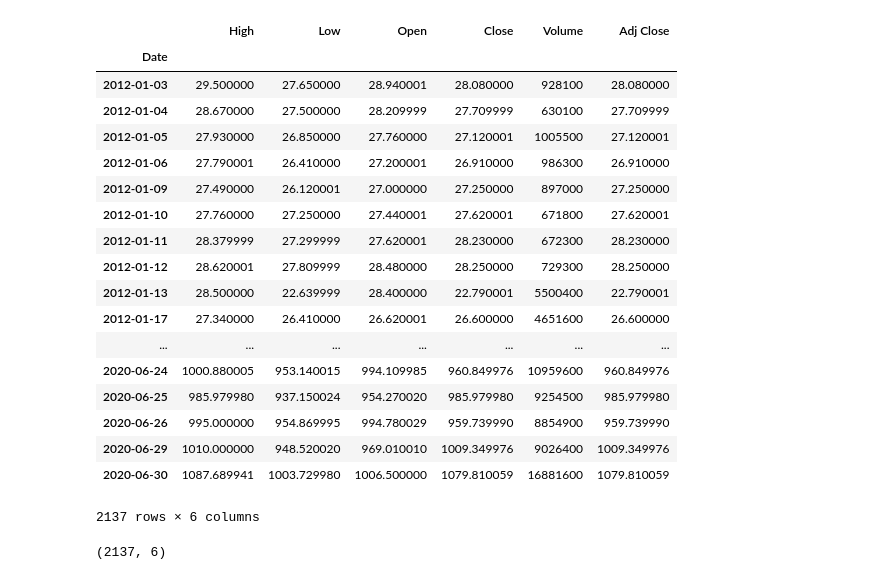
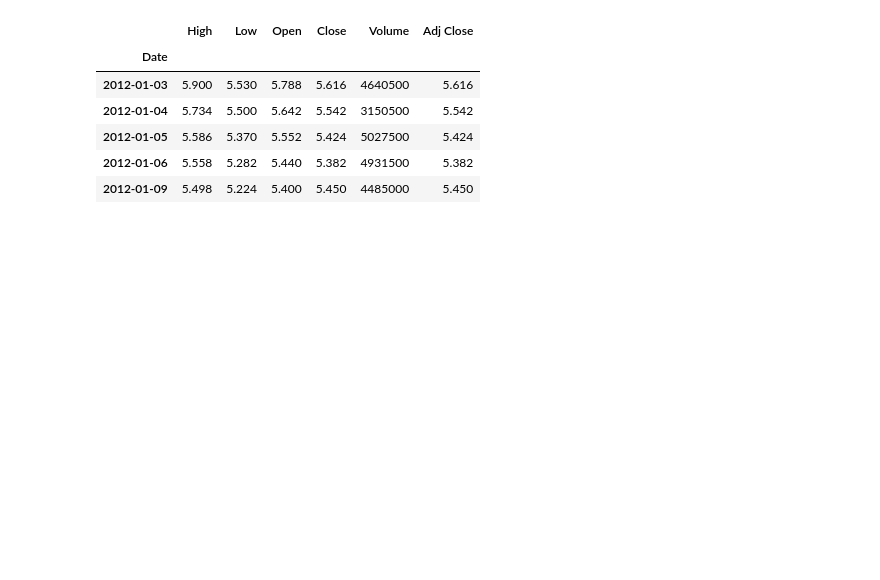
Before and after one commit to ishanvohra2/stock-price-prediction, a Jupyter notebook: LSTM.ipynb, the cells around one changed output. Saved outputs shown, nothing was run; the diff lists cells and outputs as text; code cells hidden in the pictures; blank space fills up the shorter version.

```diff
--- a/LSTM.ipynb
+++ b/LSTM.ipynb
@@ -31,28 +27,12 @@ import matplotlib.pyplot as plt
 plt.style.use('fivethirtyeight')
 # %%
 df = web.DataReader('TSLA', data_source='yahoo', start='2012-01-01', end='2020-06-30')
-df
+df.head()
 # %% [output]
 |  | High | Low | Open | Close | Volume | Adj Close |
 | Date |  |  |  |  |  |  |
-| 2012-01-03 | 29.500000 | 27.650000 | 28.940001 | 28.080000 | 928100 | 28.080000 |
-| 2012-01-04 | 28.670000 | 27.500000 | 28.209999 | 27.709999 | 630100 | 27.709999 |
-| 2012-01-05 | 27.930000 | 26.850000 | 27.760000 | 27.120001 | 1005500 | 27.120001 |
-| 2012-01-06 | 27.790001 | 26.410000 | 27.200001 | 26.910000 | 986300 | 26.910000 |
-| 2012-01-09 | 27.490000 | 26.120001 | 27.000000 | 27.250000 | 897000 | 27.250000 |
-| 2012-01-10 | 27.760000 | 27.250000 | 27.440001 | 27.620001 | 671800 | 27.620001 |
-| 2012-01-11 | 28.379999 | 27.299999 | 27.620001 | 28.230000 | 672300 | 28.230000 |
-| 2012-01-12 | 28.620001 | 27.809999 | 28.480000 | 28.250000 | 729300 | 28.250000 |
-| 2012-01-13 | 28.500000 | 22.639999 | 28.400000 | 22.790001 | 5500400 | 22.790001 |
-| 2012-01-17 | 27.340000 | 26.410000 | 26.620001 | 26.600000 | 4651600 | 26.600000 |
-| ... | ... | ... | ... | ... | ... | ... |
-| 2020-06-24 | 1000.880005 | 953.140015 | 994.109985 | 960.849976 | 10959600 | 960.849976 |
-| 2020-06-25 | 985.979980 | 937.150024 | 954.270020 | 985.979980 | 9254500 | 985.979980 |
-| 2020-06-26 | 995.000000 | 954.869995 | 994.780029 | 959.739990 | 8854900 | 959.739990 |
-| 2020-06-29 | 1010.000000 | 948.520020 | 969.010010 | 1009.349976 | 9026400 | 1009.349976 |
-| 2020-06-30 | 1087.689941 | 1003.729980 | 1006.500000 | 1079.810059 | 16881600 | 1079.810059 |
+| 2012-01-03 | 5.900 | 5.530 | 5.788 | 5.616 | 4640500 | 5.616 |
+| 2012-01-04 | 5.734 | 5.500 | 5.642 | 5.542 | 3150500 | 5.542 |
+| 2012-01-05 | 5.586 | 5.370 | 5.552 | 5.424 | 5027500 | 5.424 |
+| 2012-01-06 | 5.558 | 5.282 | 5.440 | 5.382 | 4931500 | 5.382 |
+| 2012-01-09 | 5.498 | 5.224 | 5.400 | 5.450 | 4485000 | 5.450 |
-2137 rows × 6 columns
-# %%
-df.shape
-# %% [output]
-(2137, 6)
```
Also changed, not shown: parts of 8 cells of this notebook, 6 other files.
